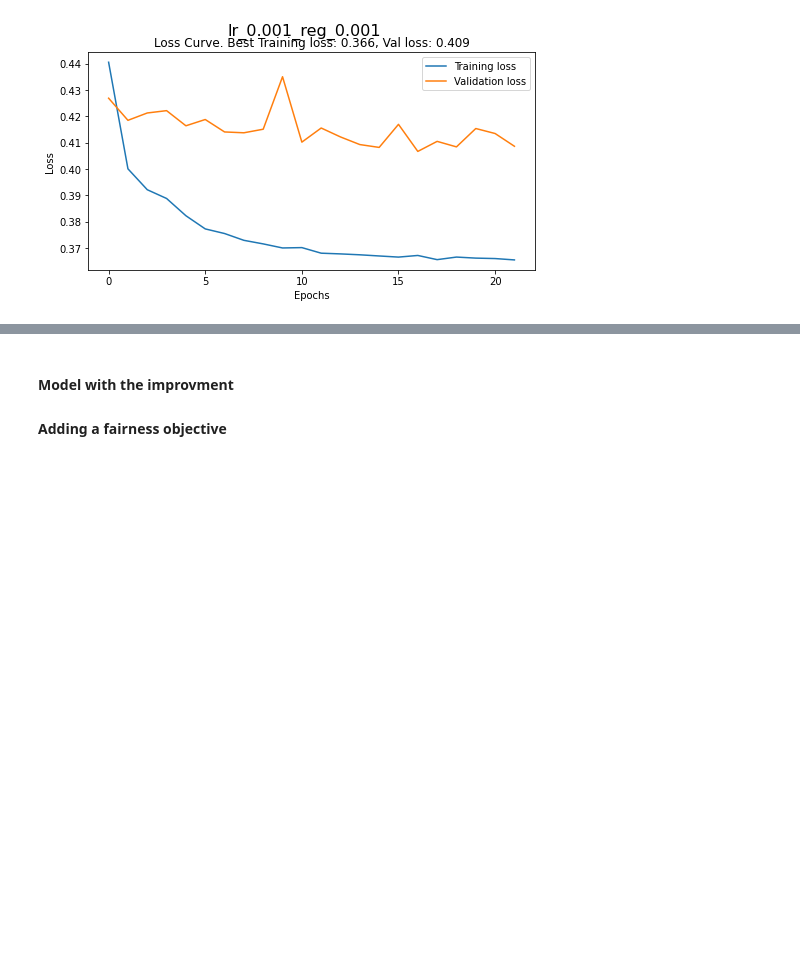
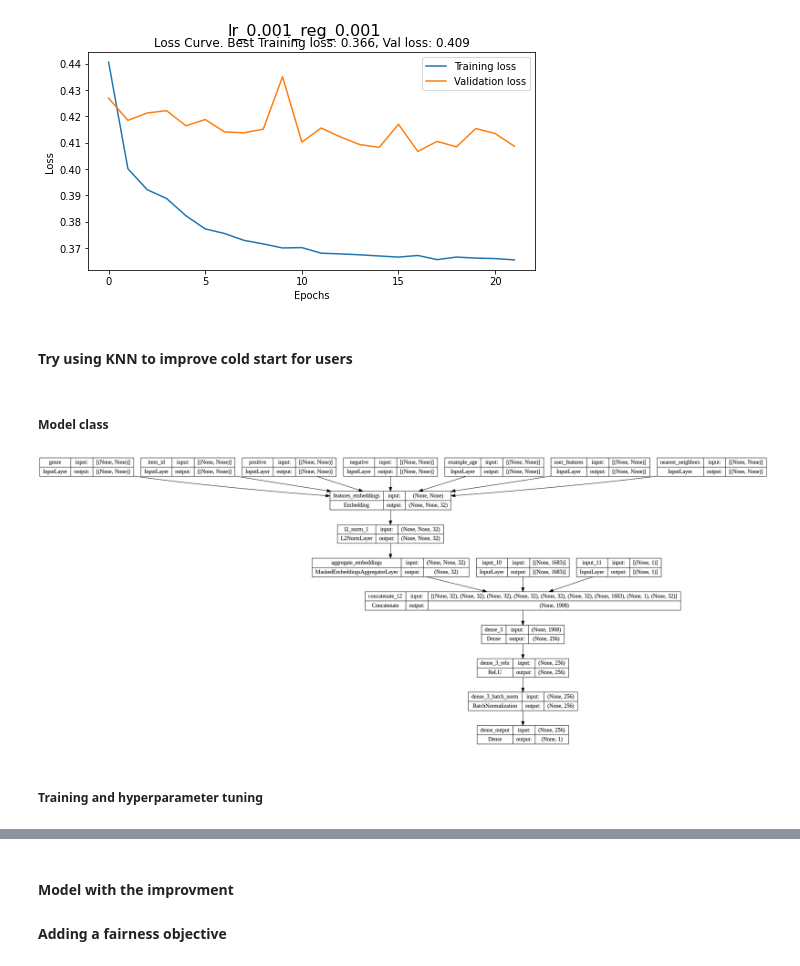
Before and after one commit to idankash/RecSys_final_project, a Jupyter notebook: Youtube_RecSys_Project.ipynb, the cells around one changed output, grey strips where cells are left out. Saved outputs shown, nothing was run; the diff lists cells and outputs as text; code cells hidden in the pictures; blank space fills up the shorter version.

```diff
--- a/Youtube_RecSys_Project.ipynb
+++ b/Youtube_RecSys_Project.ipynb
@@ -325,6 +325,7 @@ df_windows.head()
 # Adding user_features, nearest_neighbors, gender to the dataframe
 df_windows_features = df_windows.join(df_users[['user_features', 'nearest_neighbors', 'gender']], on='user_id')
 df_windows_features['gender'] = df_windows_features['gender'].apply(lambda x: 1 if x == 'M' else 0)
+df_windows_features['user_id_input'] = df_windows_features['user_id'].apply(lambda x: [x])
 df_windows_features.head()
 # %% [output]
 |  | user_id | item_id | ratings | genres_categorical_vector | positives | negatives | next_id | next | next_label | ... |
@@ -681,3 +682,7 @@ for key in history_list.keys():
     plot_learning_curve(history_list[key], key)
 # %% [output]
 [figure]
+# %% [markdown]
+#### **Try using KNN to improve cold start for users**
+# %% [markdown]
+##### **Model class**
@@ -683,0 +790,14 @@ for key in history_list.keys():
+# %%
+embedding_dim = 32
+
+# Compile Model
+model_KNN = RankingGeneration_KNN(
+    n_items=df_items.index.astype(int).max()+1,
+    embedding_dim=embedding_dim
+)
+
+tf.keras.utils.plot_model(model_KNN, show_shapes=True, show_layer_names=True)
+# %% [output]
+[figure, added]
+# %% [markdown]
+##### **Training and hyperparameter tuning**
```
Also changed, not shown: parts of 8 cells of this notebook.
